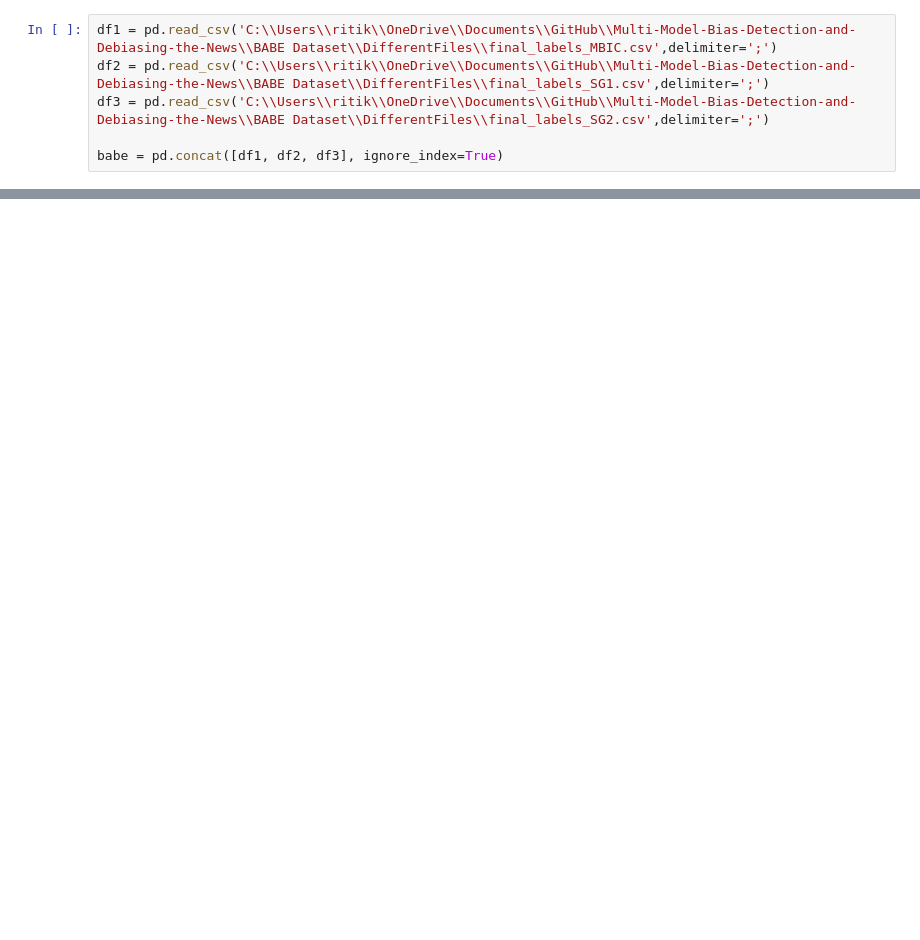
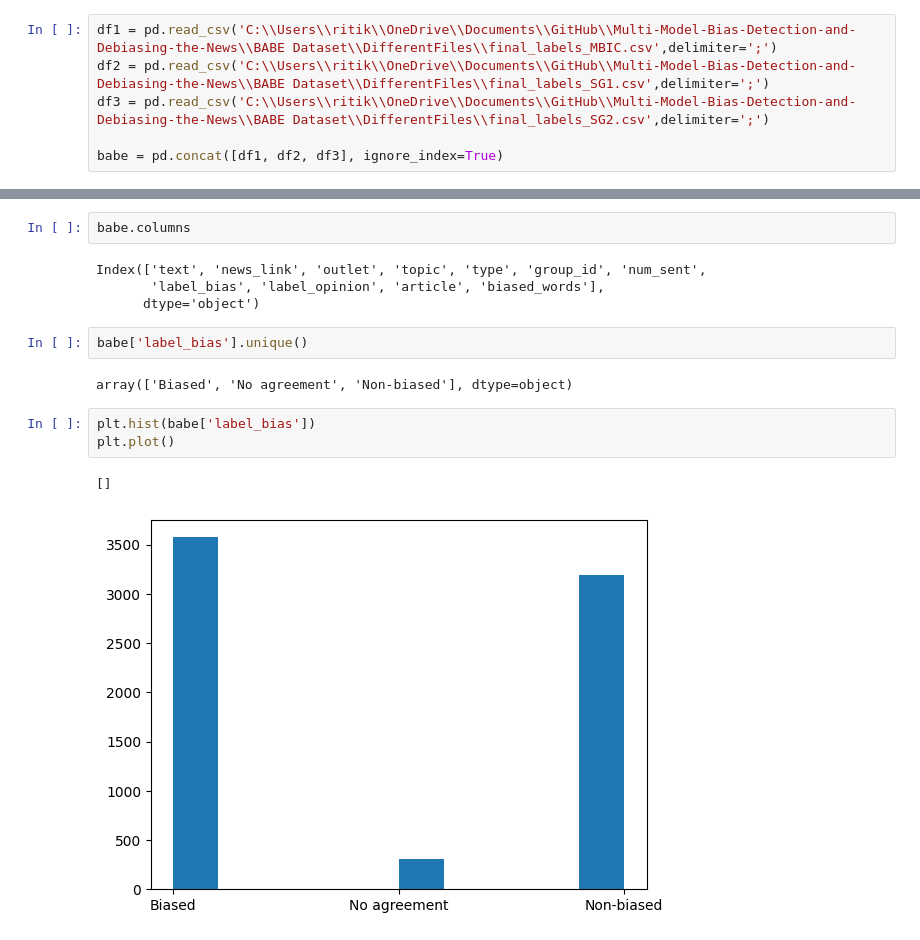
Before and after one commit to Foxtrot123-png/Multi-Model-Bias-Detection-and-Debiasing-the-News, a Jupyter notebook: EDA/Babe_Dataset.IPYNB, the cells around one changed output, grey strips where cells are left out. Cells and saved outputs as stored; diff of their text form; blank space fills up the shorter version.

```diff
--- a/EDA/Babe_Dataset.IPYNB
+++ b/EDA/Babe_Dataset.IPYNB
@@ -21,2 +22,18 @@ babe['type']
 # %% [output]
 array(['center', 'left', 'right', nan], dtype=object)
+# %%
+babe.columns
+# %% [output]
+Index(['text', 'news_link', 'outlet', 'topic', 'type', 'group_id', 'num_sent',
+       'label_bias', 'label_opinion', 'article', 'biased_words'],
+      dtype='object')
+# %%
+babe['label_bias'].unique()
+# %% [output]
+array(['Biased', 'No agreement', 'Non-biased'], dtype=object)
+# %%
+plt.hist(babe['label_bias'])
+plt.plot()
+# %% [output]
+[]
+[figure, added]
```
Also changed, not shown: parts of 23 cells of this notebook.
